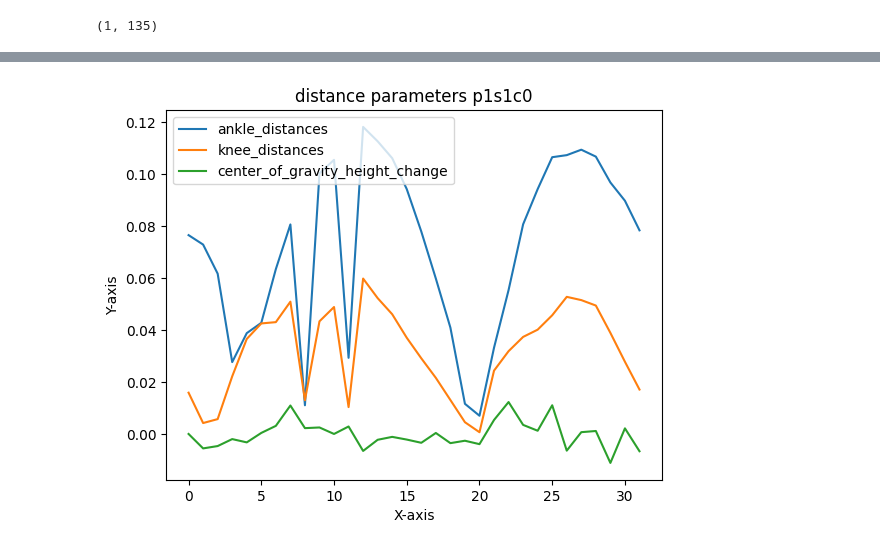
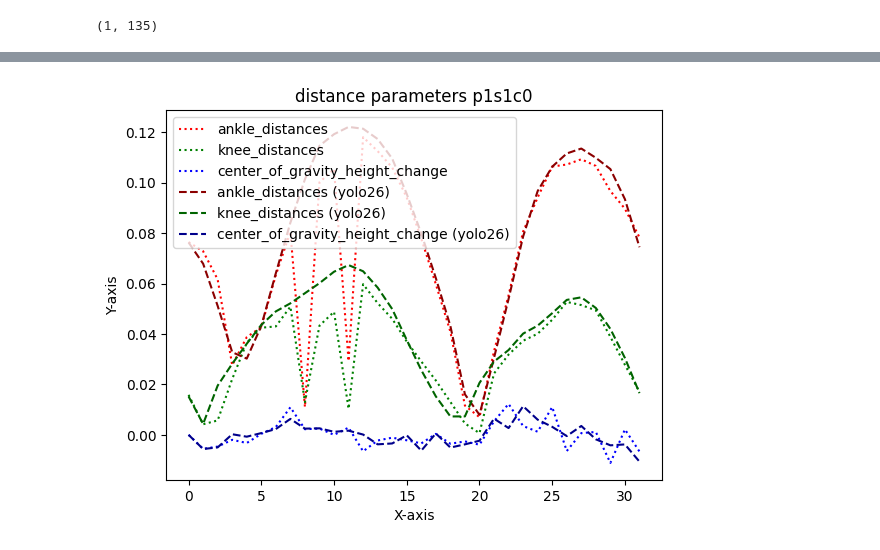
Before and after one commit to mklimek001/gait-features-identification, a Jupyter notebook: dataset_2d_prepared.ipynb, the cells around one changed output, grey strips where cells are left out. Cells and saved outputs as stored; diff of their text form; code cells hidden in the pictures.

Commit message:
2d yolo 26 dataset prepared

```diff
--- a/dataset_2d_prepared.ipynb
+++ b/dataset_2d_prepared.ipynb
@@ -414,11 +422,11 @@ def separate_gait_sequences_to_cycles(data_2d,
 results = separate_gait_sequences_to_cycles(
     data_2d = yolo_raw_dataset,
     selected_joint_names = selected_joint_names,
-    minima_window_size = 14,
+    minima_window_size = 13,
     camera = 'c1'
 )
 
-with open("./datasets/yolo/sequences_2d/steps_camera_1.json", "w") as f:
+with open("./datasets/yolo/sequences_2d/steps_yolo26_camera_1.json", "w") as f:
     json.dump(results, f, indent=4)
 # %% [output]
 p1s1 [R] - [(24, 56), (54, 86), (87, 119)]
@@ -442,10 +450,10 @@ Failed to find proper step frame keys
 results = separate_gait_sequences_to_cycles(
     data_2d = yolo_raw_dataset,
     selected_joint_names = selected_joint_names,
-    minima_window_size = 14,
+    minima_window_size = 13,
     camera = 'c3'
 )
 
-with open("./datasets/yolo/sequences_2d/steps_camera_3.json", "w") as f:
+with open("./datasets/yolo/sequences_2d/steps_yolo26_camera_3.json", "w") as f:
     json.dump(results, f, indent=4)
 # %% [output]
@@ -470,11 +498,11 @@ p3s4 [L] - [(22, 54), (47, 79)]
 results = separate_gait_sequences_to_cycles(
     data_2d = yolo_raw_dataset,
     selected_joint_names = selected_joint_names,
-    minima_window_size = 14,
+    minima_window_size = 10,
     camera = 'c1',
-    running_average_window_size = 3,
+    smooth_butterworth = True,
 )
 
-with open("./datasets/yolo/sequences_2d/steps_camera_1_smoothed.json", "w") as f:
+with open("./datasets/yolo/sequences_2d/steps_yolo26_camera_1_butterworth.json", "w") as f:
     json.dump(results, f, indent=4)
 # %% [output]
@@ -499,11 +527,11 @@ Failed to find proper step frame keys
 results = separate_gait_sequences_to_cycles(
     data_2d = yolo_raw_dataset,
     selected_joint_names = selected_joint_names,
-    minima_window_size = 14,
+    minima_window_size = 10,
     camera = 'c3',
-    running_average_window_size = 3,
+    smooth_butterworth = True,
 )
 
-with open("./datasets/yolo/sequences_2d/steps_camera_3_smoothed.json", "w") as f:
+with open("./datasets/yolo/sequences_2d/steps_yolo26_camera_3_butterworth.json", "w") as f:
     json.dump(results, f, indent=4)
 # %% [output]
@@ -548,32 +576,53 @@ results['p1s1c0']
 import json
 import matplotlib.pyplot as plt
 from utils.gait_parameters_extractor_raw_2d import CoordinatesIdx2D, GaitParametersExtractorRaw2D
 
 
 with open("./datasets/yolo/sequences_2d/steps_camera_1.json", "r") as file:
     yolo_2d_dataset = json.load(file)
+
+with open("./datasets/yolo/sequences_2d/steps_yolo26_camera_1.json", "r") as file:
+    yolo_2d_dataset_v26 = json.load(file)
 
 with open("./datasets/yolo/selected_joint_names_v2.json", "r") as file:
     selected_joint_names = json.load(file)
 
 gait_cycle = 'p1s1c0'
 
 gpe = GaitParametersExtractorRaw2D(
     sequence_parameters = yolo_2d_dataset[gait_cycle],
     selected_joints = selected_joint_names
 )
 
 gait_params = gpe.get_gait_parameters()
 gait_params_names = gpe.get_gait_parameters_names()
 
+gpe_v26 = GaitParametersExtractorRaw2D(
+    sequence_parameters = yolo_2d_dataset_v26[gait_cycle],
+    selected_joints = selected_joint_names
+)
+
+gait_params_v26 = gpe_v26.get_gait_parameters()
+gait_params_names_v26 = gpe_v26.get_gait_parameters_names()
+
+i = 0
+colors = ['red', 'green', 'blue']
 for name, params_value in zip(gait_params_names, gait_params):
     if name in ['ankle_distances', 'knee_distances', 'center_of_gravity_height_change']:
-        plt.plot(range(len(params_value)), params_value, label=name)
+        plt.plot(range(len(params_value)), params_value, label=name, linestyle=':', color=colors[i])
+        i += 1
+
+i = 0
+colors = ['darkred', 'darkgreen', 'darkblue']
+for name, params_value in zip(gait_params_names_v26, gait_params_v26):
+    if name in ['ankle_distances', 'knee_distances', 'center_of_gravity_height_change']:
+        plt.plot(range(len(params_value)), params_value, label=name + ' (yolo26)', linestyle='--', color=colors[i])
+        i += 1
 
 plt.xlabel('X-axis')
 plt.ylabel('Y-axis')
 plt.title(f'distance parameters {gait_cycle}')
 plt.legend()
 plt.show()
 # %% [output]
-[figure, old version]
+[figure, new version]
```
Also changed, not shown: parts of 22 cells of this notebook, 2 other files.
